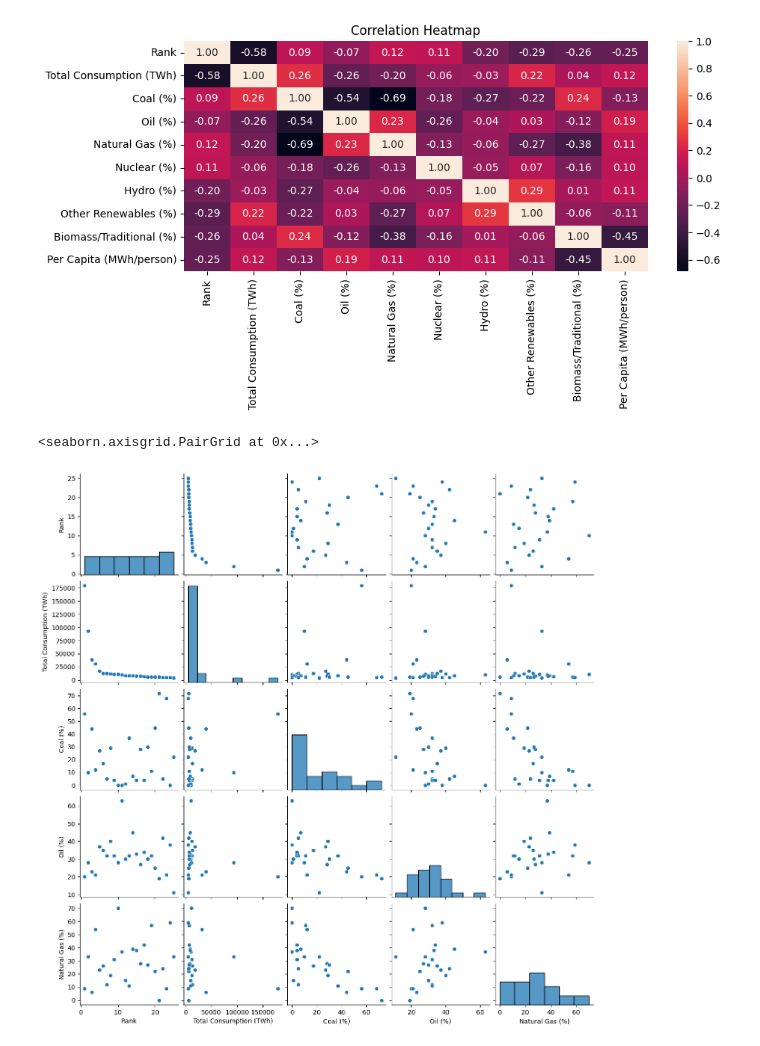
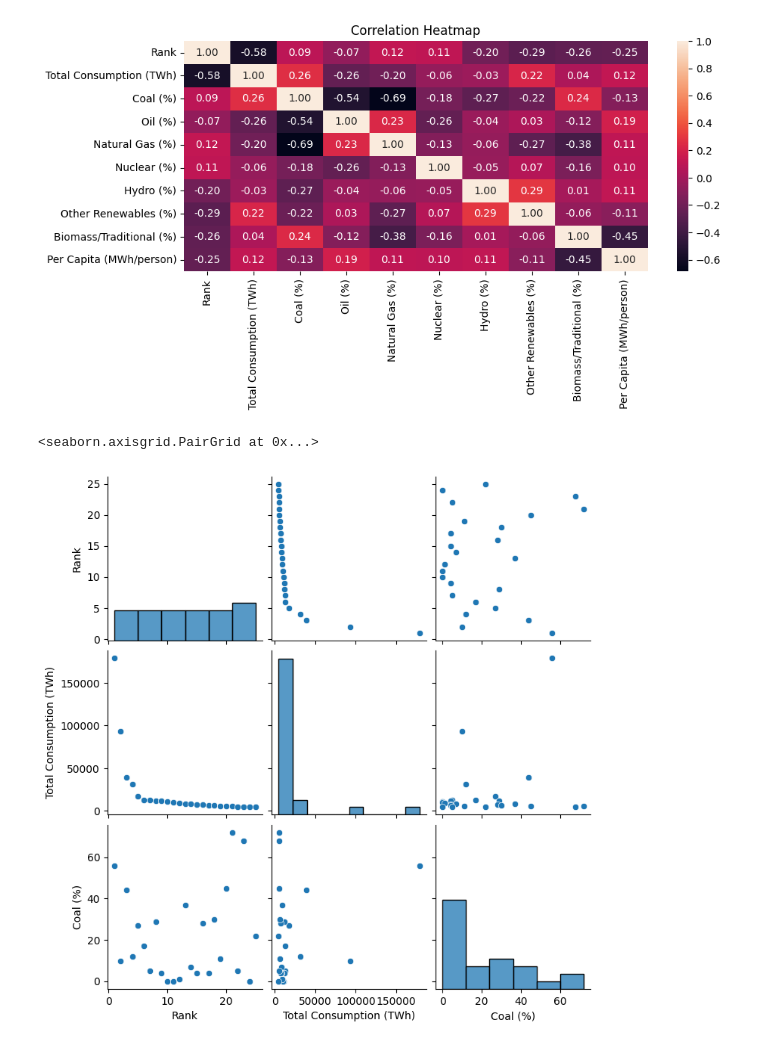
Before and after one commit to deanesh/energy-consumption-analysis, a Jupyter notebook: Energy-Consumption-EDA.ipynb, the cells around one changed output. Cells and saved outputs as stored; diff of their text form; code cells hidden in the pictures.

```diff
--- a/Energy-Consumption-EDA.ipynb
+++ b/Energy-Consumption-EDA.ipynb
@@ -324,8 +314,8 @@ plt.show()
 # %% [output]
 [figure]
 # %%
-sns.pairplot(df[con[0:5]])
+sns.pairplot(df[con[0:3]])
 # %% [output]
 <seaborn.axisgrid.PairGrid at 0x...>
-[figure, old version]
+[figure, new version]
 # %%
```
Also changed, not shown: parts of 10 cells of this notebook.
